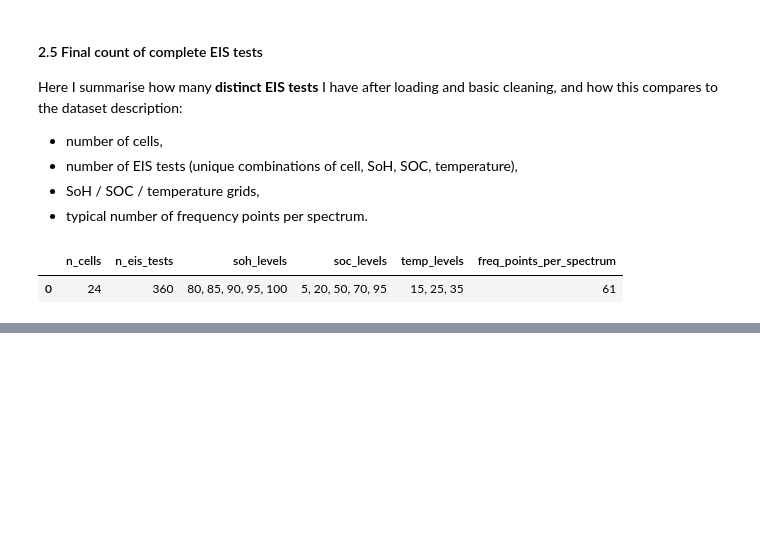
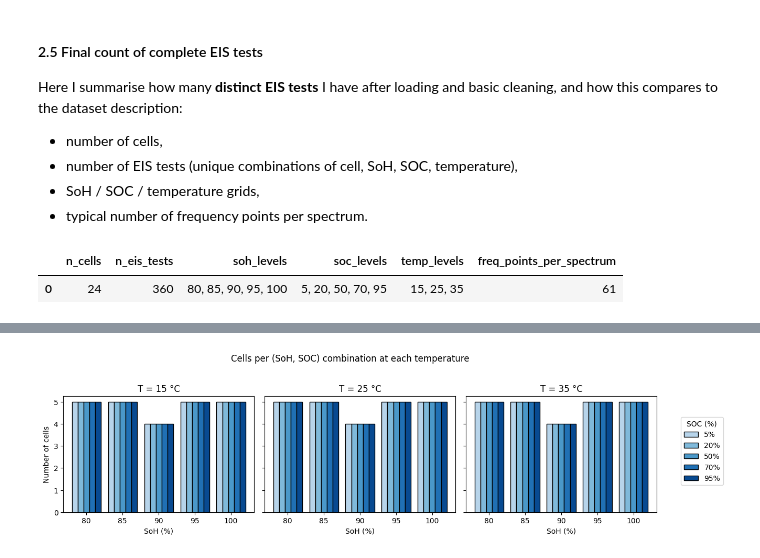
Before and after one commit to ChouaibB/battery-diagnostics-impedance-ml-examples, a Jupyter notebook: notebooks/02_SoH_from_EIS.ipynb, the cells around one changed output, grey strips where cells are left out. Cells and saved outputs as stored; diff of their text form; code cells hidden in the pictures; blank space fills up the shorter version.

```diff
--- a/notebooks/02_SoH_from_EIS.ipynb
+++ b/notebooks/02_SoH_from_EIS.ipynb
@@ -303,0 +354,74 @@ summary_table
+# %%
+# Counts per (SoH, SOC, T)
+grid_counts = (
+    tests_df
+    .groupby(["soh_pct", "soc_pct", "temp_c"])["cell_id"]
+    .nunique()
+    .rename("n_cells")
+    .reset_index()
+)
+
+soh_levels = sorted(grid_counts["soh_pct"].unique())
+soc_levels = sorted(grid_counts["soc_pct"].unique())
+temp_levels = sorted(grid_counts["temp_c"].unique())
+
+import numpy as np
+import matplotlib.pyplot as plt
+
+n_temp = len(temp_levels)
+fig, axes = plt.subplots(1, n_temp, figsize=(4 * n_temp, 3.5), sharey=True)
+
+if n_temp == 1:
+    axes = [axes]
+
+x = np.arange(len(soh_levels))        # SoH positions on x-axis
+width = 0.8 / len(soc_levels)         # total width 0.8, split over SOC levels
+
+# Color gradient for SOC (avoid very light colors)
+cmap = plt.get_cmap("Blues")
+color_positions = np.linspace(0.3, 0.9, len(soc_levels))  # darker to lighter blues
+soc_colors = {soc: cmap(pos) for soc, pos in zip(soc_levels, color_positions)}
+
+for ax, temp in zip(axes, temp_levels):
+    sub = grid_counts[grid_counts["temp_c"] == temp]
+
+    # pivot to SoH x SOC → n_cells
+    pivot = (
+        sub.pivot(index="soh_pct", columns="soc_pct", values="n_cells")
+        .reindex(index=soh_levels, columns=soc_levels)
+        .fillna(0)
+    )
+
+    for i, soc in enumerate(soc_levels):
+        counts = pivot[soc].values
+        ax.bar(
+            x + (i - len(soc_levels) / 2 + 0.5) * width,
+            counts,
+            width,
+            label=f"{soc}%",
+            color=soc_colors[soc],
+            edgecolor="black",
+        )
+
+    ax.set_xticks(x)
+    ax.set_xticklabels(soh_levels)
+    ax.set_xlabel("SoH (%)")
+    ax.set_title(f"T = {temp} °C")
+
+axes[0].set_ylabel("Number of cells")
+
+# Shared legend on the right, vertical
+handles, labels = axes[-1].get_legend_handles_labels()
+fig.legend(
+    handles,
+    labels,
+    title="SOC (%)",
+    loc="center left",
+    bbox_to_anchor=(1.02, 0.5),
+    ncol=1,
+)
+
+fig.suptitle("Cells per (SoH, SOC) combination at each temperature", y=1.03)
+fig.tight_layout()
+# %% [output]
+[figure, added]
```
Also changed, not shown: parts of 2 cells of this notebook.
